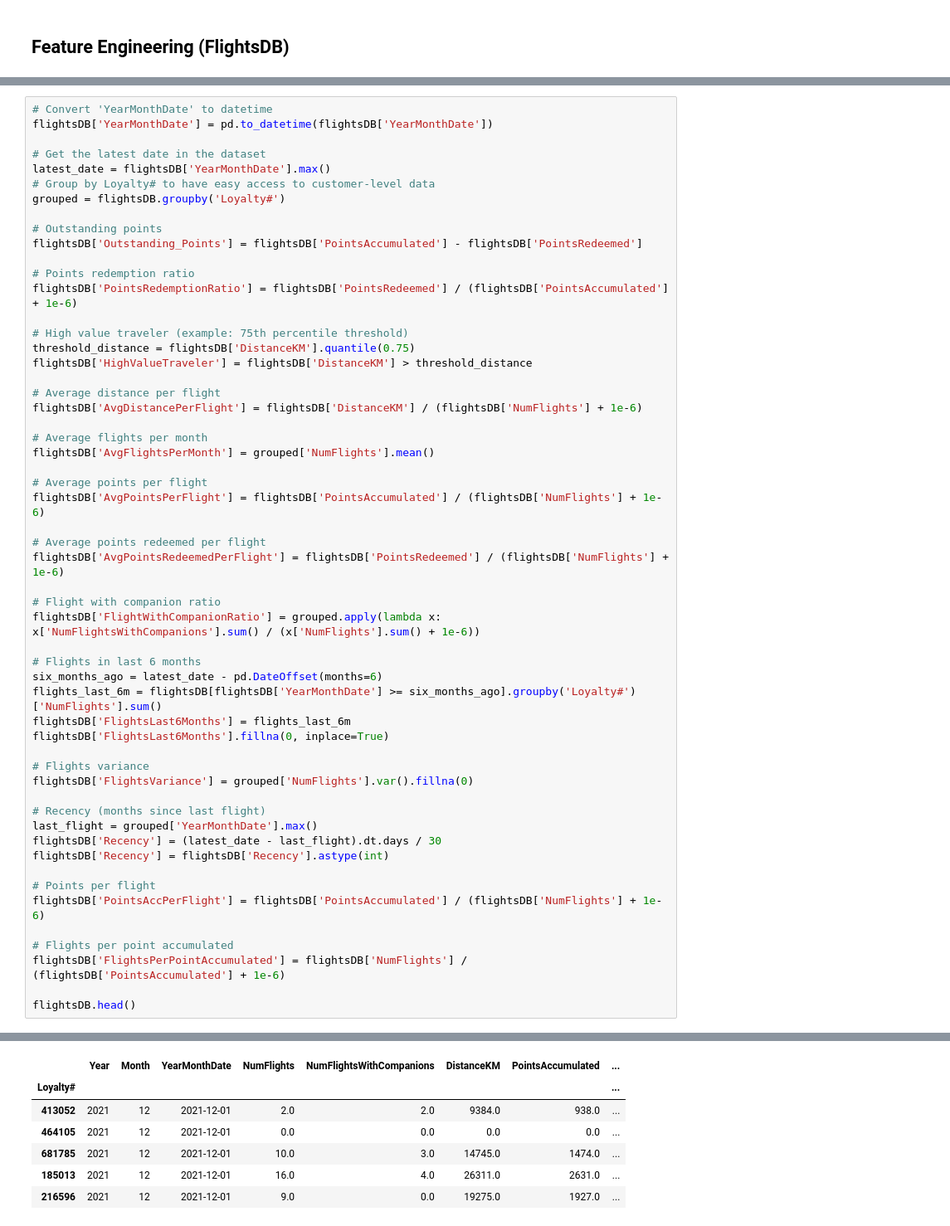
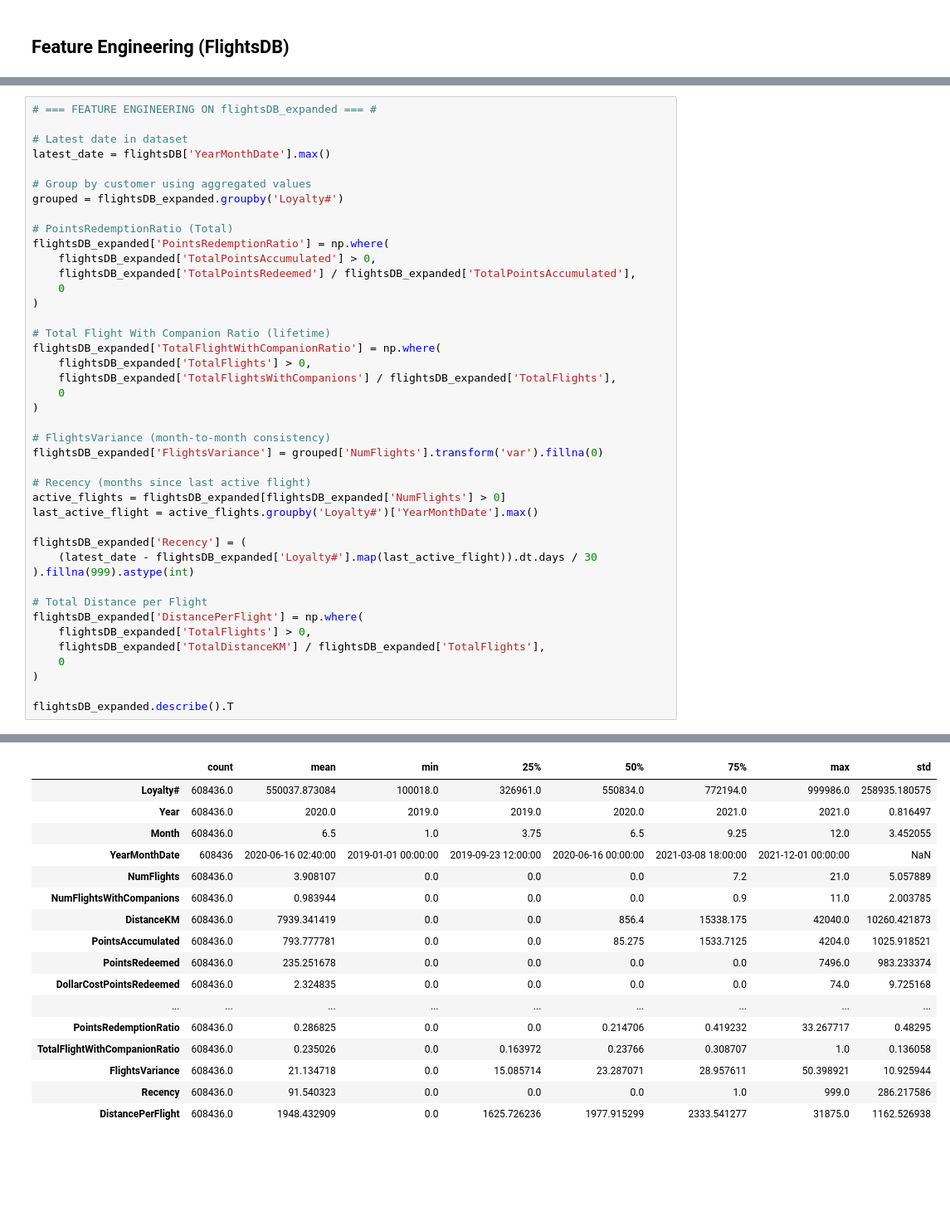
Before and after one commit to lourenco500/Data-Mining-Project, a Jupyter notebook: Feature_Engineering(Data Preprocessing).ipynb, the cells around one changed output, grey strips where cells are left out. Shown at 83% size. Drawn from its saved outputs; the diff is of its cells as text; blank space fills up the shorter version.

```diff
--- a/Feature_Engineering(Data Preprocessing).ipynb
+++ b/Feature_Engineering(Data Preprocessing).ipynb
@@ -121,56 +171,43 @@ We will add the following features to our model in order to better analyse the c
 # %%
-# Convert 'YearMonthDate' to datetime
-flightsDB['YearMonthDate'] = pd.to_datetime(flightsDB['YearMonthDate'])
+# === FEATURE ENGINEERING ON flightsDB_expanded === #
 
-# Get the latest date in the dataset
+# Latest date in dataset
 latest_date = flightsDB['YearMonthDate'].max()
-# Group by Loyalty# to have easy access to customer-level data
-grouped = flightsDB.groupby('Loyalty#')
 
-# Outstanding points
-flightsDB['Outstanding_Points'] = flightsDB['PointsAccumulated'] - flightsDB['PointsRedeemed']
+# Group by customer using aggregated values
+grouped = flightsDB_expanded.groupby('Loyalty#')
 
-# Points redemption ratio
-flightsDB['PointsRedemptionRatio'] = flightsDB['PointsRedeemed'] / (flightsDB['PointsAccumulated'] + 1e-6)
+# PointsRedemptionRatio (Total)
+flightsDB_expanded['PointsRedemptionRatio'] = np.where(
+    flightsDB_expanded['TotalPointsAccumulated'] > 0,
+    flightsDB_expanded['TotalPointsRedeemed'] / flightsDB_expanded['TotalPointsAccumulated'],
+    0
+)
 
-# High value traveler (example: 75th percentile threshold)
-threshold_distance = flightsDB['DistanceKM'].quantile(0.75)
-flightsDB['HighValueTraveler'] = flightsDB['DistanceKM'] > threshold_distance
+# Total Flight With Companion Ratio (lifetime)
+flightsDB_expanded['TotalFlightWithCompanionRatio'] = np.where(
+    flightsDB_expanded['TotalFlights'] > 0,
+    flightsDB_expanded['TotalFlightsWithCompanions'] / flightsDB_expanded['TotalFlights'],
+    0
+)
 
-# Average distance per flight
-flightsDB['AvgDistancePerFlight'] = flightsDB['DistanceKM'] / (flightsDB['NumFlights'] + 1e-6)
+# FlightsVariance (month-to-month consistency)
+flightsDB_expanded['FlightsVariance'] = grouped['NumFlights'].transform('var').fillna(0)
 
-# Average flights per month
-flightsDB['AvgFlightsPerMonth'] = grouped['NumFlights'].mean()
+# Recency (months since last active flight)
+active_flights = flightsDB_expanded[flightsDB_expanded['NumFlights'] > 0]
+last_active_flight = active_flights.groupby('Loyalty#')['YearMonthDate'].max()
 
-# Average points per flight
-flightsDB['AvgPointsPerFlight'] = flightsDB['PointsAccumulated'] / (flightsDB['NumFlights'] + 1e-6)
+flightsDB_expanded['Recency'] = (
+    (latest_date - flightsDB_expanded['Loyalty#'].map(last_active_flight)).dt.days / 30
+).fillna(999).astype(int)
 
-# Average points redeemed per flight
-flightsDB['AvgPointsRedeemedPerFlight'] = flightsDB['PointsRedeemed'] / (flightsDB['NumFlights'] + 1e-6)
+# Total Distance per Flight
+flightsDB_expanded['DistancePerFlight'] = np.where(
+    flightsDB_expanded['TotalFlights'] > 0,
+    flightsDB_expanded['TotalDistanceKM'] / flightsDB_expanded['TotalFlights'],
+    0
+)
 
-# Flight with companion ratio
-flightsDB['FlightWithCompanionRatio'] = grouped.apply(lambda x: x['NumFlightsWithCompanions'].sum() / (x['NumFlights'].sum() + 1e-6))
-
-# Flights in last 6 months
-six_months_ago = latest_date - pd.DateOffset(months=6)
-flights_last_6m = flightsDB[flightsDB['YearMonthDate'] >= six_months_ago].groupby('Loyalty#')['NumFlights'].sum()
-flightsDB['FlightsLast6Months'] = flights_last_6m
-flightsDB['FlightsLast6Months'].fillna(0, inplace=True)
-
-# Flights variance
-flightsDB['FlightsVariance'] = grouped['NumFlights'].var().fillna(0)
-
-# Recency (months since last flight)
-last_flight = grouped['YearMonthDate'].max()
-flightsDB['Recency'] = (latest_date - last_flight).dt.days / 30
-flightsDB['Recency'] = flightsDB['Recency'].astype(int)
-
-# Points per flight
-flightsDB['PointsAccPerFlight'] = flightsDB['PointsAccumulated'] / (flightsDB['NumFlights'] + 1e-6)
-
-# Flights per point accumulated
-flightsDB['FlightsPerPointAccumulated'] = flightsDB['NumFlights'] / (flightsDB['PointsAccumulated'] + 1e-6)
-
-flightsDB.head()
+flightsDB_expanded.describe().T
 # %% [output]
@@ -183,7 +214,17 @@ For example, when doing 'df[col].method(value, inplace=True)', try using 'df.met
-|  | Year | Month | YearMonthDate | NumFlights | NumFlightsWithCompanions | DistanceKM | PointsAccumulated | ... |
-| Loyalty# |  |  |  |  |  |  |  | ... |
-| 413052 | 2021 | 12 | 2021-12-01 | 2.0 | 2.0 | 9384.0 | 938.0 | ... |
-| 464105 | 2021 | 12 | 2021-12-01 | 0.0 | 0.0 | 0.0 | 0.0 | ... |
-| 681785 | 2021 | 12 | 2021-12-01 | 10.0 | 3.0 | 14745.0 | 1474.0 | ... |
-| 185013 | 2021 | 12 | 2021-12-01 | 16.0 | 4.0 | 26311.0 | 2631.0 | ... |
-| 216596 | 2021 | 12 | 2021-12-01 | 9.0 | 0.0 | 19275.0 | 1927.0 | ... |
+|  | count | mean | min | 25% | 50% | 75% | max | std |
+| Loyalty# | 608436.0 | 550037.873084 | 100018.0 | 326961.0 | 550834.0 | 772194.0 | 999986.0 | 258935.180575 |
+| Year | 608436.0 | 2020.0 | 2019.0 | 2019.0 | 2020.0 | 2021.0 | 2021.0 | 0.816497 |
+| Month | 608436.0 | 6.5 | 1.0 | 3.75 | 6.5 | 9.25 | 12.0 | 3.452055 |
+| YearMonthDate | 608436 | 2020-06-16 02:40:00 | 2019-01-01 00:00:00 | 2019-09-23 12:00:00 | 2020-06-16 00:00:00 | 2021-03-08 18:00:00 | 2021-12-01 00:00:00 | NaN |
+| NumFlights | 608436.0 | 3.908107 | 0.0 | 0.0 | 0.0 | 7.2 | 21.0 | 5.057889 |
+| NumFlightsWithCompanions | 608436.0 | 0.983944 | 0.0 | 0.0 | 0.0 | 0.9 | 11.0 | 2.003785 |
+| DistanceKM | 608436.0 | 7939.341419 | 0.0 | 0.0 | 856.4 | 15338.175 | 42040.0 | 10260.421873 |
+| PointsAccumulated | 608436.0 | 793.777781 | 0.0 | 0.0 | 85.275 | 1533.7125 | 4204.0 | 1025.918521 |
+| PointsRedeemed | 608436.0 | 235.251678 | 0.0 | 0.0 | 0.0 | 0.0 | 7496.0 | 983.233374 |
+| DollarCostPointsRedeemed | 608436.0 | 2.324835 | 0.0 | 0.0 | 0.0 | 0.0 | 74.0 | 9.725168 |
+| ... | ... | ... | ... | ... | ... | ... | ... | ... |
+| PointsRedemptionRatio | 608436.0 | 0.286825 | 0.0 | 0.0 | 0.214706 | 0.419232 | 33.267717 | 0.48295 |
+| TotalFlightWithCompanionRatio | 608436.0 | 0.235026 | 0.0 | 0.163972 | 0.23766 | 0.308707 | 1.0 | 0.136058 |
+| FlightsVariance | 608436.0 | 21.134718 | 0.0 | 15.085714 | 23.287071 | 28.957611 | 50.398921 | 10.925944 |
+| Recency | 608436.0 | 91.540323 | 0.0 | 0.0 | 0.0 | 1.0 | 999.0 | 286.217586 |
+| DistancePerFlight | 608436.0 | 1948.432909 | 0.0 | 1625.726236 | 1977.915299 | 2333.541277 | 31875.0 | 1162.526938 |
```
Also changed, not shown: parts of 37 cells of this notebook, 4 other files.
